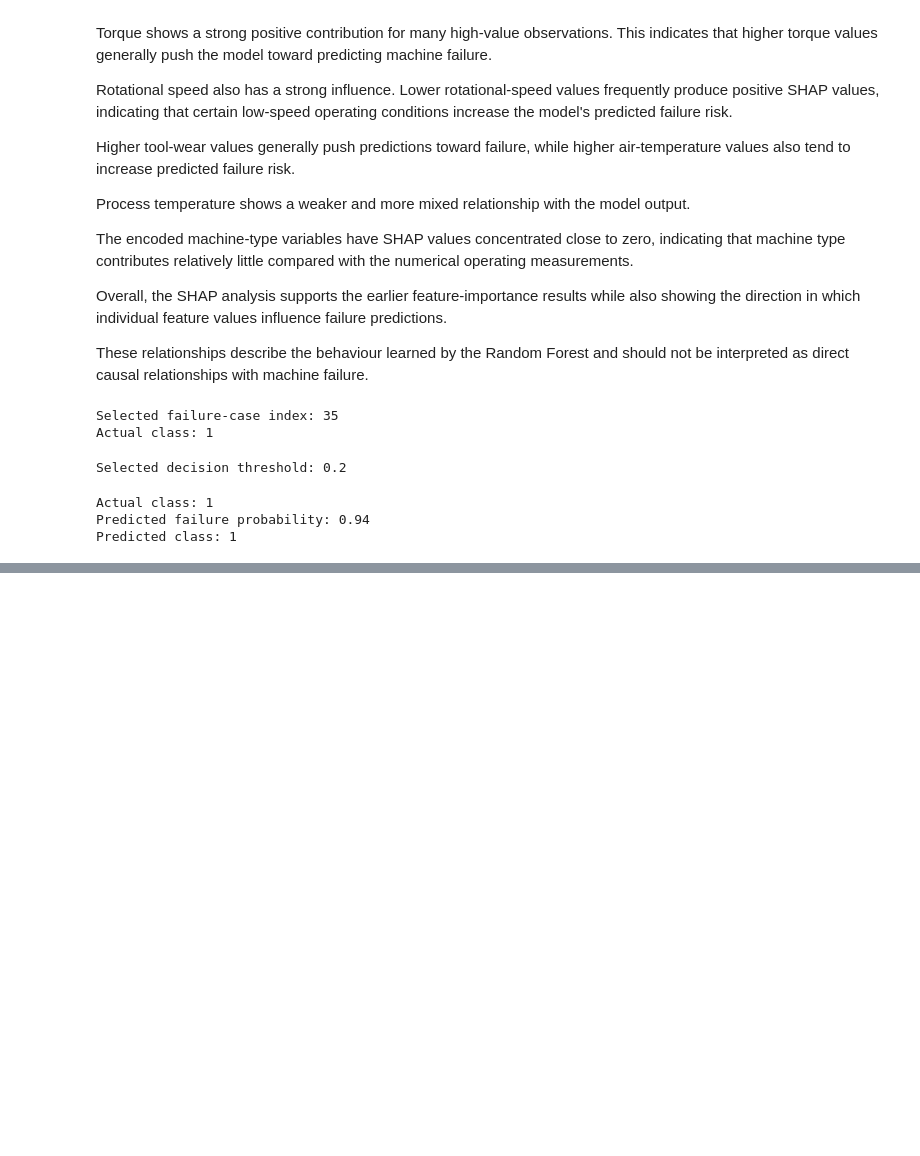
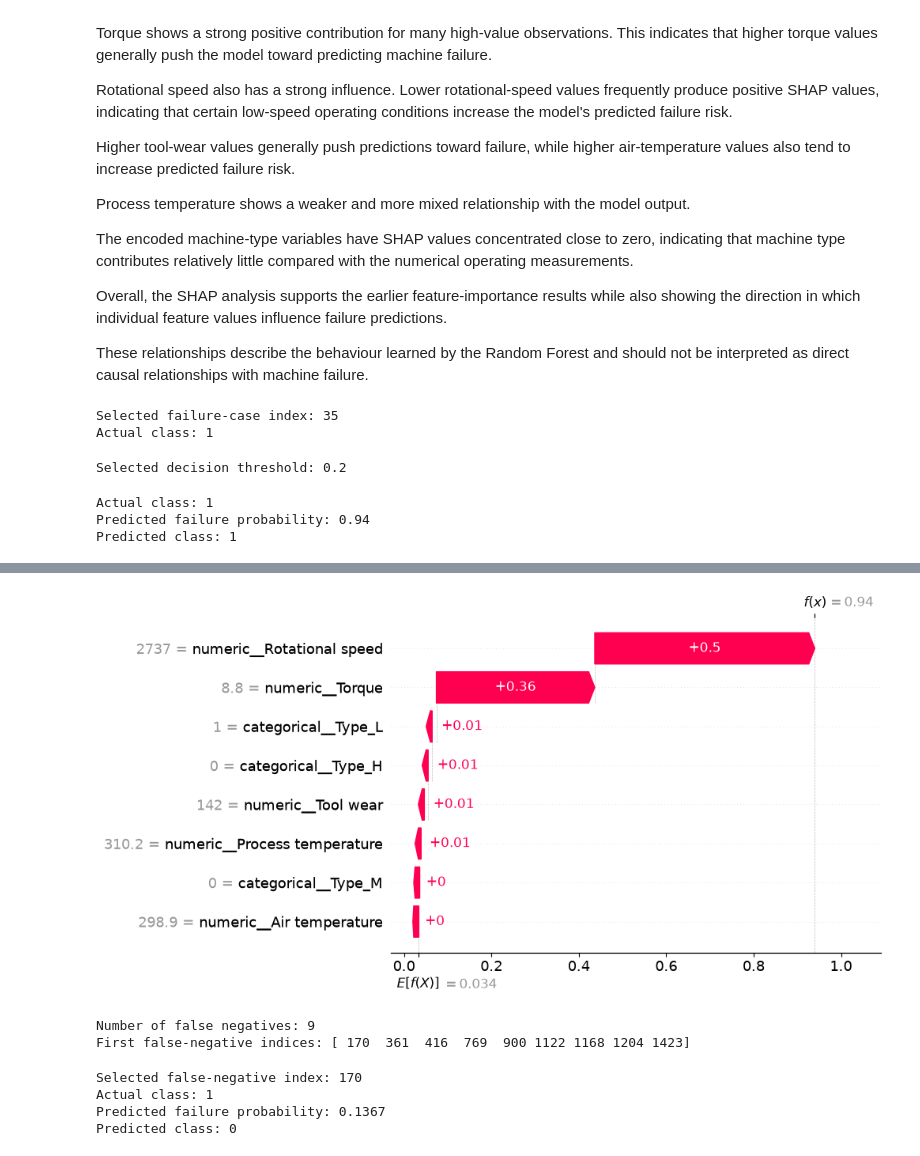
Before and after one commit to aacaas5/reliable-machine-failure-prediction-under-imbalanced-and-corrupted-sensor-data, a Jupyter notebook: notebooks/04_explainability.ipynb, the cells around one changed output, grey strips where cells are left out. Cells and saved outputs as stored; diff of their text form; code cells hidden in the pictures; blank space fills up the shorter version.

```diff
--- a/notebooks/04_explainability.ipynb
+++ b/notebooks/04_explainability.ipynb
@@ -424,3 +424,21 @@ print("Predicted class:", selected_failure_prediction)
 Actual class: 1
 Predicted failure probability: 0.94
 Predicted class: 1
+# %%
+selected_machine_shap = failure_shap_values[
+    selected_failure_index
+]
+
+selected_machine_features = X_test_tree[
+    selected_failure_index
+]
+
+print(
+    "Number of SHAP values:",
+    len(selected_machine_shap)
+)
+
+print(
+    "Number of transformed features:",
+    len(selected_machine_features)
+)
@@ -426,0 +476,44 @@ Predicted class: 1
+# %%
+shap.plots.waterfall(
+    shap.Explanation(
+        values=selected_machine_shap,
+        base_values=explainer.expected_value[1],
+        data=selected_machine_features,
+        feature_names=feature_names
+    ),
+    max_display=8
+)
+# %% [output]
+[figure, added]
+# %%
+test_probabilities = random_forest_model.predict_proba(X_test_tree)[:, 1]
+
+test_predictions = (
+    test_probabilities >= selected_threshold
+).astype(int)
+
+false_negative_indices = np.where(
+    (y_test.to_numpy() == 1) &
+    (test_predictions == 0)
+)[0]
+
+print("Number of false negatives:", len(false_negative_indices))
+print("First false-negative indices:", false_negative_indices[:10])
+# %% [output]
+Number of false negatives: 9
+First false-negative indices: [ 170  361  416  769  900 1122 1168 1204 1423]
+# %%
+selected_fn_index = false_negative_indices[0]
+
+selected_fn_probability = test_probabilities[selected_fn_index]
+selected_fn_prediction = test_predictions[selected_fn_index]
+
+print("Selected false-negative index:", selected_fn_index)
+print("Actual class:", y_test.iloc[selected_fn_index])
+print("Predicted failure probability:", round(selected_fn_probability, 4))
+print("Predicted class:", selected_fn_prediction)
+# %% [output]
+Selected false-negative index: 170
+Actual class: 1
+Predicted failure probability: 0.1367
+Predicted class: 0
```
Also changed, not shown: parts of 12 cells of this notebook, 2 other files.
